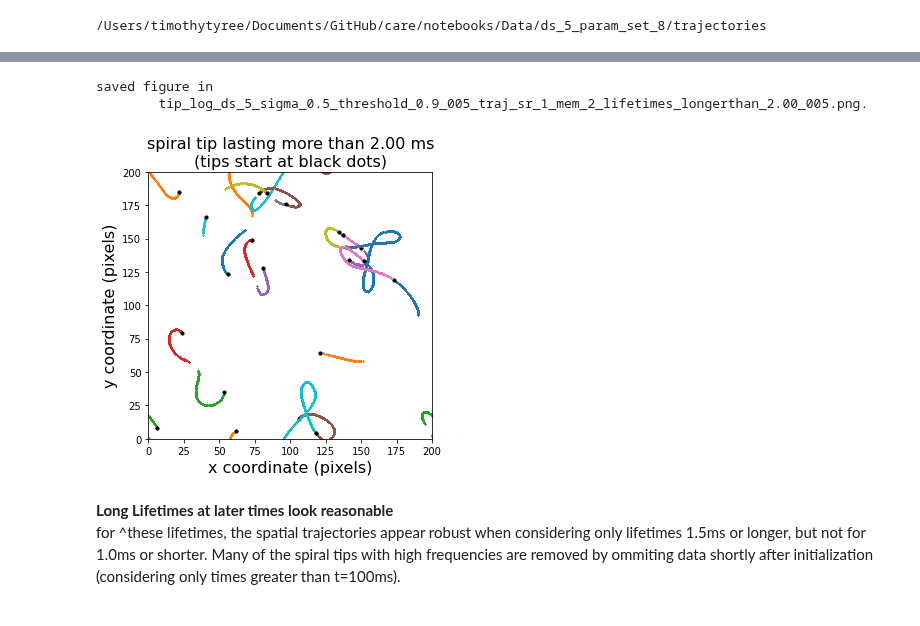
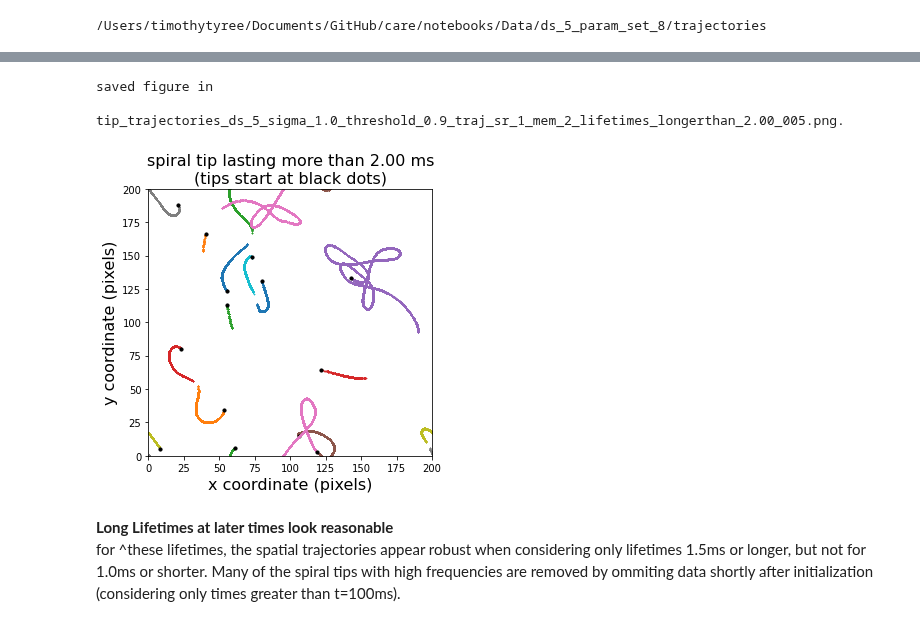
Before and after one commit to timtyree/care, a Jupyter notebook: notebooks/Lifetimes of Spiral Tips.ipynb, the cells around one changed output, grey strips where cells are left out. Cells and saved outputs as stored; diff of their text form; code cells hidden in the pictures.

Commit message:
developed/tested data pipeline for the generation of birth death rates for given initial conditions

```diff
--- a/notebooks/Lifetimes of Spiral Tips.ipynb
+++ b/notebooks/Lifetimes of Spiral Tips.ipynb
@@ -82,10 +94,10 @@ sigma = eval(fn[fn.find('sigma_')+len('sigma_'):].split('_')[0])
 # import tip positions
 # %%
 # high-res EP states also observed
-saveherein = '/Users/timothytyree/Documents/GitHub/care/notebooks/Data/ds_5_param_set_8/Log/tip_log_ds_5_sigma_0.5_threshold_0.9_005_processed.csv'
+# saveherein = '/Users/timothytyree/Documents/GitHub/care/notebooks/Data/ds_5_param_set_8/Log/tip_log_ds_5_sigma_0.5_threshold_0.9_005_processed.csv'
 os.chdir('/Users/timothytyree/Documents/GitHub/care/notebooks/Data/ds_5_param_set_8/trajectories')
-sigma = 0.5  #1.5#1.5#1.#1
-threshold = 0.9#0.6  #0.9#0.95
+# sigma = 0.5  #1.5#1.5#1.#1
+# threshold = 0.9#0.6  #0.9#0.95
 # %%
 #if using ^that result of tip positions expanded into rows?
 data_dir = saveherein
@@ -226,0 +276,9 @@ data_dir
+# %%
+#assign each time a unique frame number
+t_list =  sorted(set(df.t.values))
+frameno_list = list(range(len(t_list)))
+df['frame'] = -9999
+for frameno, t in zip(frameno_list,t_list):
+    df.loc[df.t==t, 'frame'] = frameno
+#assert that all entries were given a value
+assert ( not (df.frame<0).any() )
@@ -227,15 +289,15 @@ data_dir
 # %%
-df = pd.read_csv(df_dir)
-h = 0.007
+# h = 0.007
 mem = 2
-sr  = 1
+sr  = 40 #?works sampling every 100 frames
+# sr  = 1 #works sampling every frame
 distance_L2_pbc = get_distance_L2_pbc(width=200,height=200)
 link_kwargs = {
     'neighbor_strategy' : 'BTree',
     'dist_func'         : distance_L2_pbc,
     'memory': mem}
-df['frame'] = np.around(df['t']/h)
-df = df.astype(dtype={'frame':int}).copy()
+# df['frame'] = np.around(df['t']/h)
+# df = df.astype(dtype={'frame':int}).copy()
 traj = trackpy.link_df(
     f=df,search_range=sr,t_column='frame', **link_kwargs)
 
@@ -610,8 +677,12 @@ xmin=0; ymin=0; xmax=200; ymax=200;
 axis = [xmin,xmax,ymin,ymax]
 # %%
 #naive computation of lifetime for a given tip
-pid = 10
 def get_lifetime(pid,df):
     mx,mn = df[(df.particle==pid)].t.describe()[['max','min']]
-    lifetime = mx-mn #seconds?
+    lifetime = mx-mn #milliseconds
     return lifetime
+
+pid_values = np.array(list(set(df.particle.values)))
+# lifetime_values = [0.*pid for pid in pid_values]
+
+lifetime_values = np.array([get_lifetime(pid,df) for pid in pid_values])
@@ -632,35 +704,35 @@ df_traj = df.copy()
 # %%
 #plot the xy trajectory for longliving tips
-saving = True
+saving = False
 fig, ax = plt.subplots(figsize=(5, 5))
 fontsize=16
 
 LT_thresh = 2 #14 = 0.007*2000
 boo = (lifetime_values>LT_thresh)
 savefig_dir = f'{nb_dir}/Figures/lifetime_analysis'
 savefig_fn = data_fn.replace('.csv',f'_lifetimes_longerthan_{LT_thresh:.2f}_005.png')
 
-
+df_traj = df.copy()
 for pid in pid_values[boo]:
     x_values ,y_values = df_traj[(df_traj.particle==pid) ][['x','y']].values.T
     plt.scatter(x_values,y_values, s=.1)
     plt.scatter([x_values[0]],[y_values[0]], s=10,color='black')
 plt.axis(axis)
 plt.title(f'''spiral tip lasting more than {LT_thresh:.2f} ms
 (tips start at black dots)''', fontsize=fontsize)
 ax.set_xlabel('x coordinate (pixels)', fontsize=fontsize)
 ax.set_ylabel('y coordinate (pixels)', fontsize=fontsize)
 if not saving:
     plt.show()
 else:
     plt.tight_layout()
     os.chdir(savefig_dir)
     plt.savefig(savefig_fn, dpi=300)
     print(f"saved figure in \n\t{savefig_fn}.")
 # %% [output]
 saved figure in
-        tip_log_ds_5_sigma_0.5_threshold_0.9_005_traj_sr_1_mem_2_lifetimes_longerthan_2.00_005.png.
+        tip_trajectories_ds_5_sigma_1.0_threshold_0.9_traj_sr_1_mem_2_lifetimes_longerthan_2.00_005.png.
-[figure, old version]
+[figure, new version]
 # %% [markdown]
 __Long Lifetimes at later times look reasonable__<br>
 for ^these lifetimes, the spatial trajectories appear robust when considering only lifetimes 1.5ms or longer, but not for 1.0ms or shorter.  Many of the spiral tips with high frequencies are removed by ommiting data shortly after initialization (considering only times greater than t=100ms).
```
Also changed, not shown: parts of 61 cells of this notebook, 15 other files.
